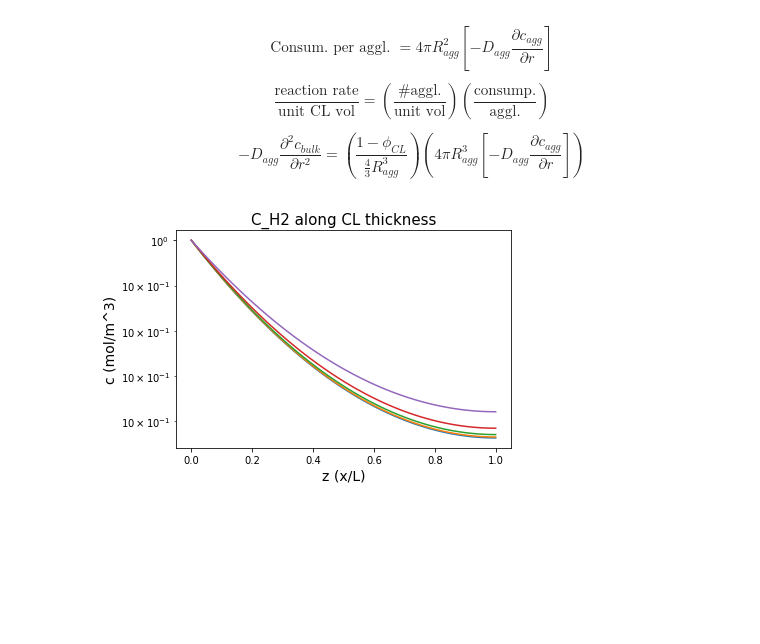
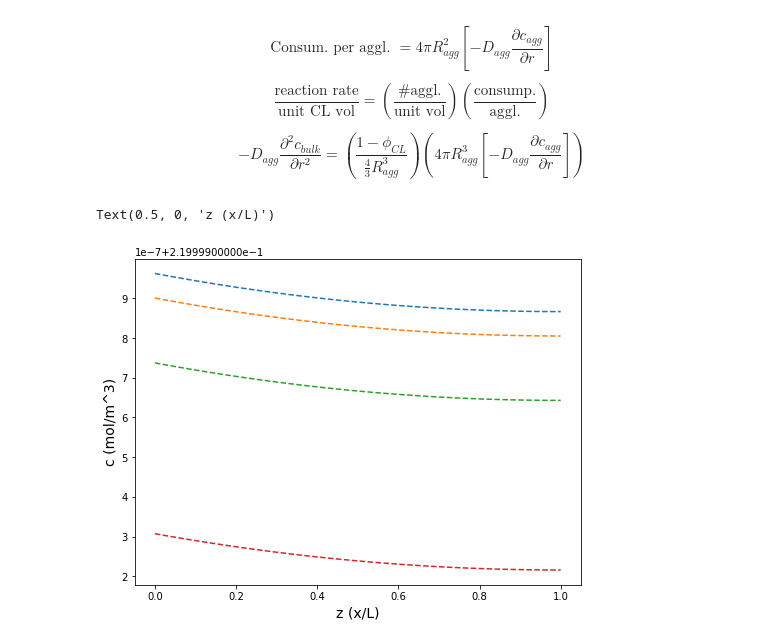
Before and after one commit to tinypersimmon/lbnl, a Jupyter notebook: transport_model.ipynb, the cells around one changed output. Saved outputs shown, nothing was run; the diff lists cells and outputs as text; code cells hidden in the pictures; blank space fills up the shorter version.

```diff
--- a/transport_model.ipynb
+++ b/transport_model.ipynb
@@ -264,7 +269,7 @@ plt.show()
 ---
 ## Parameter tuning
 # %%
-E_test = [-0.3, 0, 0.2, 0.3, 0.5, 0.7, 0.8]
+E_test = [-0.3, 0, 0.2, 0.3, 0.5, 0.7, 0.8, 0.9]
 test_L_arr = [10e-6, 20e-6, 50e-6, 100e-6, 200e-6]
 
 fig_L, axs_L = plt.subplots(1, 2, sharex=False, sharey=False, figsize=(12,7))
@@ -274,10 +279,11 @@ for test_L in test_L_arr:
     test_curr = []
 
     for i in range(len(E_test)):
+        # smooth out polarization curve -> exp
         test_i, test_c = c_cl(applied_potential=E_test[i], L=test_L)
         test_curr.append(test_i)
 
-        if E_test[i] == 0.2:
+        if E_test[i] == 0.9:
             axs_L[1].plot(
                 np.linspace(0, test_L, len(test_c)), test_c,
                 label=str(np.round(test_L, 7)) + ' um')
@@ -289,7 +295,6 @@ for test_L in test_L_arr:
 axs_L[0].set_xlabel('Current Generated (Amps)')
 axs_L[0].set_ylabel('Applied Potential (V)')
 axs_L[0].set_title('Current Generated vs Applied Potential')
-axs_L[0].ticklabel_format(style='sci', scilimits=(0,0))
 
 axs_L[1].set_xlabel('x (m)')
 axs_L[1].set_ylabel('Concentration of H_2')
@@ -305,5 +310,7 @@ fig_L.legend(handles=handles0,
            borderaxespad=0.1,
            title="L_CL"
            )
+
+# beyond 50 um, polarization curves are very similar
 # %% [output]
 <matplotlib.legend.Legend at 0x...>
@@ -311,18 +318,18 @@ fig_L.legend(handles=handles0,
 # %%
-test_i_0_arr = [1e-5, 2e-4, 1e-4, 10e-4]
+test_i_0_arr = [1e-5, 1e-4, 2e-4, 10e-4]
 
 fig1, axs = plt.subplots(1, 2, sharex=False, sharey=False, figsize=(12,7))
 for test_i_0 in test_i_0_arr:
     for i in range(len(E_test)):
         test_i, test_c = c_cl(applied_potential=E_test[i], i_0=test_i_0)
-        if E_test[i] == 0.2:
-            axs[0].plot(np.linspace(0, L, len(test_c)), test_c, label=np.format_float_scientific(test_i_0))
+        if E_test[i] == 0.9:
+            axs[0].plot(np.linspace(0, L, len(test_c)), test_c/c_feed, label=np.format_float_scientific(test_i_0))
 fig1.suptitle('Varying exchange current density (i_0)', fontsize=16)
 handles0, labels0 = axs[0].get_legend_handles_labels()
 axs[0].set_xlabel('x (m)')
 axs[0].set_ylabel('Concentration (mol/L)')
 axs[0].set_title('Concentration across CL with varying i_0')
-axs[0].legend(title='i_0', loc='lower right')
+axs[0].legend(title='i_0', loc='upper right')
 
 plt.figure(figsize=(7,7))
 for test_i_0 in test_i_0_arr:
@@ -334,10 +341,14 @@ for test_i_0 in test_i_0_arr:
     axs[1].plot(
         test_curr, E_test,
         label=np.format_float_scientific(test_i_0))
+
 handles1, labels1 = axs[0].get_legend_handles_labels()
-axs[1].legend(handles0, labels0, title='E', loc='lower right')
+
 axs[1].set_title('Current generated with varying i_0')
 axs[1].set_xlabel('Current Generated (Amps)')
 axs[1].set_ylabel('Applied Potential (V)')
+
+# i_0 -> exp(-Ea/RT) * roughness_factor
+# see Newman ch8
 # %% [output]
 Text(0, 0.5, 'Applied Potential (V)')
@@ -415,23 +412,23 @@ $$ -D_{agg} \frac{\partial^2 c_{bulk}}{\partial r^2} = \left( \frac{1-\phi_{CL}}
 # %%
 # D_CL: https://escholarship.org/content/qt7kr960nf/qt7kr960nf.pdf
 # De: https://sci-hub.se/10.1016/j.ijhydene.2018.07.035
 # D_H2mix = 4.9e-5 for r_pore ~ 200nm
 
-j=0
-#E = np.arange(-0.3, 0.3, 0.05)
-for i in range(len(E)):
-    arr_c_bulk=[]
-    for p in range(len(x)):
-        [theta, phi, omega, rt_p, k1, conc_bulk, c_film_0] = constants(E[i], x[p])
-        arr_c_bulk = np.append(arr_c_bulk, conc_bulk)
-    plt.plot(x/L, arr_c_bulk/c_feed, label='E='+str(E[i]))
+j = 0
+E_comb = [0.2, .75, .9, 1.0]
+L_comb = 50e-6
+x_comb = np.arange(0, L+0.5e-6, 0.5e-6)
 
-plt.title('C_H2 along CL thickness', fontsize='15')
+fig = plt.figure(figsize=(8,6))
+for i in range(len(E_comb)):
+    arr_c_micron = []
+    [theta, phi, omega, rt_p, k1, conc_micron, c_film_0] = constants(E[i], x_comb)
+    # plt.plot(x/L, conc_micron/c_feed, label='E='+str(E[i]), linestyle='--')
+    plt.plot(x/L, c_film_0/c_feed, label='E='+str(E[i]), linestyle='--')
+
 plt.ylabel('c (mol/m^3)', fontsize='14')
-plt.yscale('log')
 plt.xlabel('z (x/L)', fontsize='14')
-#plt.grid(True,which="both", linestyle='--')
 #plt.legend()
-plt.show()
 # %% [output]
+Text(0.5, 0, 'z (x/L)')
-[figure, old version]
+[figure, new version]
```
Also changed, not shown: parts of 11 cells of this notebook.
